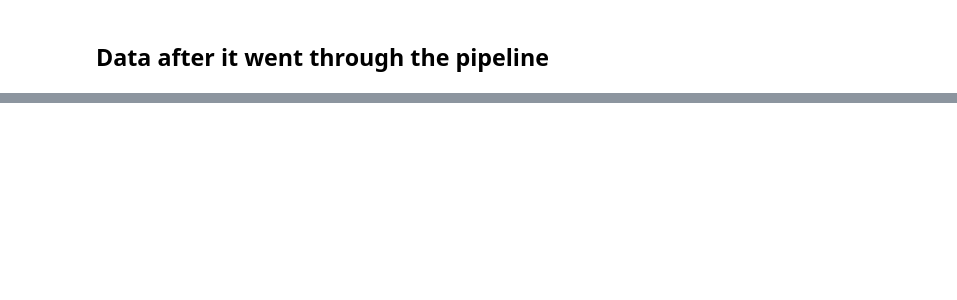
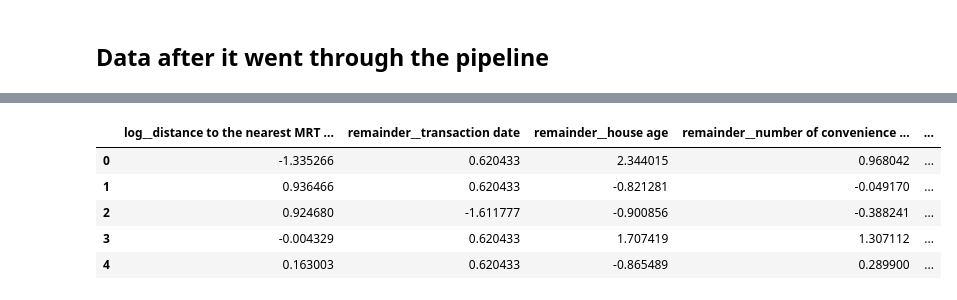
Before and after one commit to luthfiessop/House-Price-Prediction, a Jupyter notebook: Real_Estate.ipynb, the cells around one changed output, grey strips where cells are left out. Cells and saved outputs as stored; diff of their text form; code cells hidden in the pictures; blank space fills up the shorter version.

Commit message:
viewed the dataframe

```diff
--- a/Real_Estate.ipynb
+++ b/Real_Estate.ipynb
@@ -590,0 +846,9 @@ print(X_prepared_df.head())
+# %%
+X_prepared_df.head()
+# %% [output]
+|  | log__distance to the nearest MRT ... | remainder__transaction date | remainder__house age | remainder__number of convenience ... | ... |
+| 0 | -1.335266 | 0.620433 | 2.344015 | 0.968042 | ... |
+| 1 | 0.936466 | 0.620433 | -0.821281 | -0.049170 | ... |
+| 2 | 0.924680 | -1.611777 | -0.900856 | -0.388241 | ... |
+| 3 | -0.004329 | 0.620433 | 1.707419 | 1.307112 | ... |
+| 4 | 0.163003 | 0.620433 | -0.865489 | 0.289900 | ... |
```
Also changed, not shown: parts of 43 cells of this notebook.
